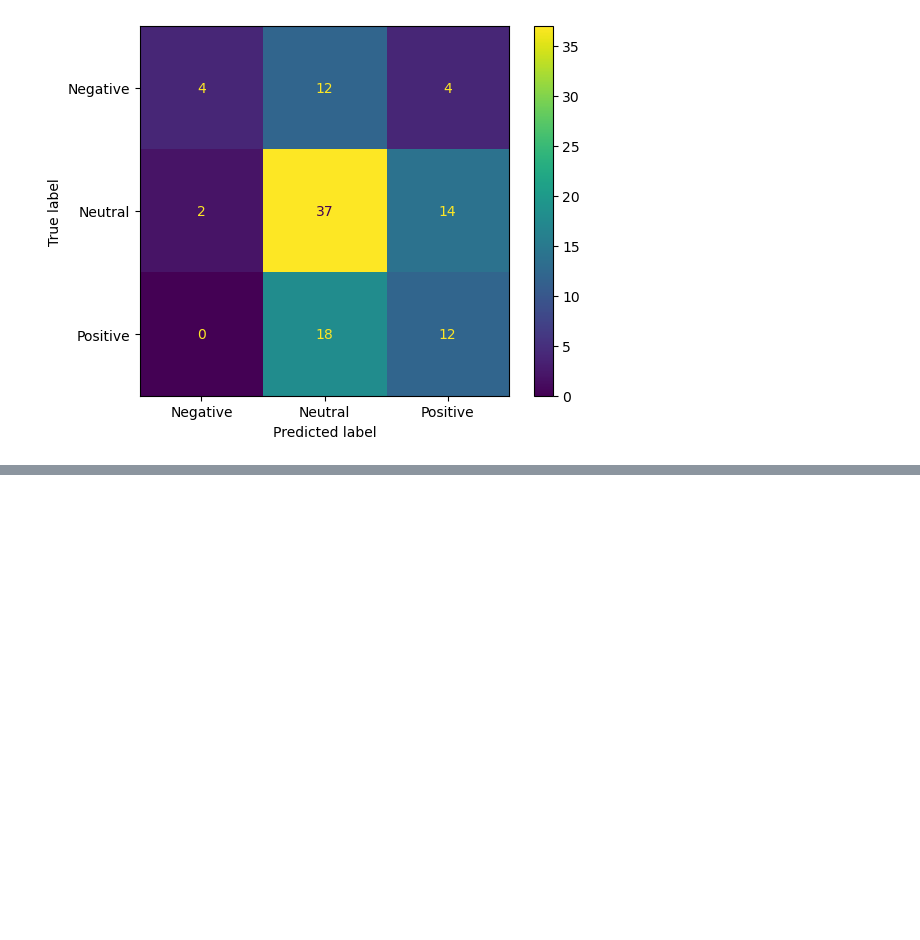
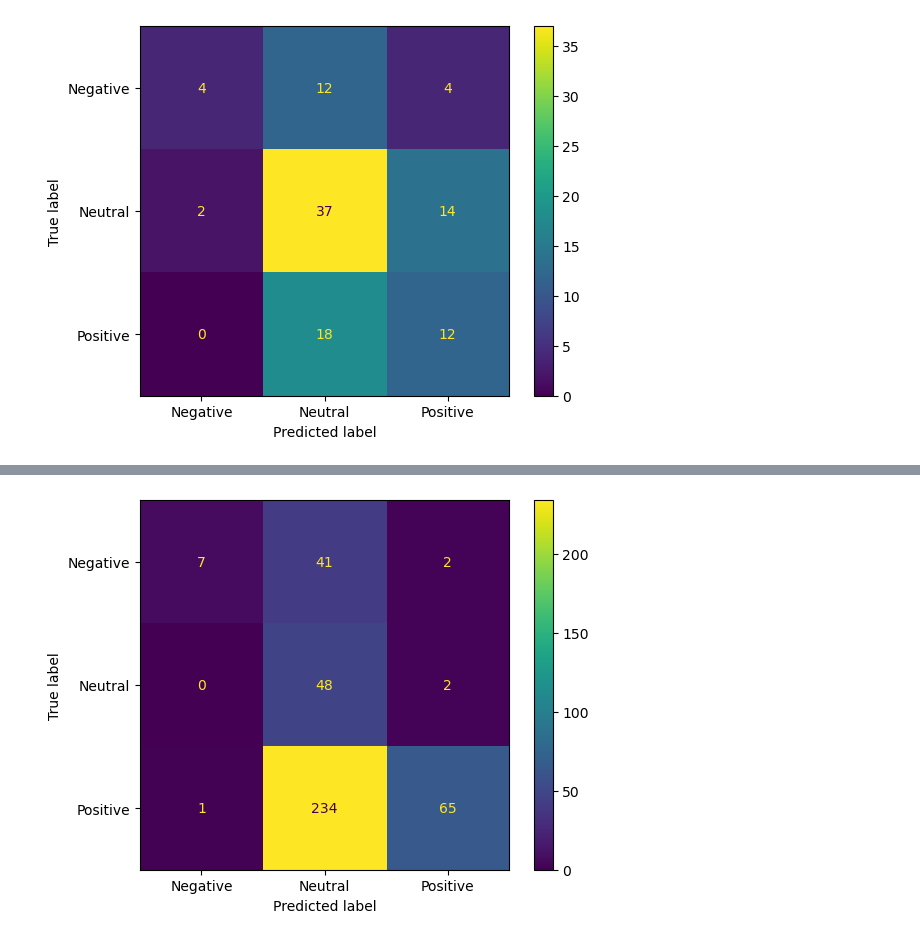
Before and after one commit to rrandev03/NLP_Final, a Jupyter notebook: 200_code/eda.ipynb, the cells around one changed output, grey strips where cells are left out. Cells and saved outputs as stored; diff of their text form; code cells hidden in the pictures; blank space fills up the shorter version.

```diff
--- a/200_code/eda.ipynb
+++ b/200_code/eda.ipynb
@@ -359,3 +359,6 @@ disp.plot()
 plt.show()
 # %% [output]
 [figure]
+# %%
+synth = pd.read_csv("../100_data/102_processed/Synthetic_tweets_labelled.csv")
+synth
@@ -361,0 +379,6 @@ plt.show()
+# %%
+synth = synth.loc[~synth["Tweets"].isna()]
+synth["Tweets"] = (
+    synth["Tweets"].str.replace("^...", "", regex=True).str.strip().str.strip('"')
+)
+synth
@@ -361,0 +399,13 @@ plt.show()
+# %%
+analyzer = SentimentIntensityAnalyzer()
+list1 = []
+
+for row in synth["Tweets"]:
+    scores = analyzer.polarity_scores(row)
+    list1.append(scores)
+
+score_list = []
+for score in list1:
+    score_list.append(score["compound"])
+synth["scores"] = score_list
+synth
@@ -361,0 +426,7 @@ plt.show()
+# %%
+synth["vader_labels"] = pd.cut(
+    synth["scores"],
+    bins=[-2, -0.5, 0.5, 1],
+    labels=["Negative", "Neutral", "Positive"],
+)
+synth
@@ -361,0 +463,12 @@ plt.show()
+# %%
+# Sample data
+data = confusion_matrix(synth["Labels"], synth["vader_labels"])
+
+disp = ConfusionMatrixDisplay(
+    confusion_matrix=data, display_labels=["Negative", "Neutral", "Positive"]
+)
+
+disp.plot()
+plt.show()
+# %% [output]
+[figure, added]
```
Also changed, not shown: parts of 7 cells of this notebook, 1 other file.
